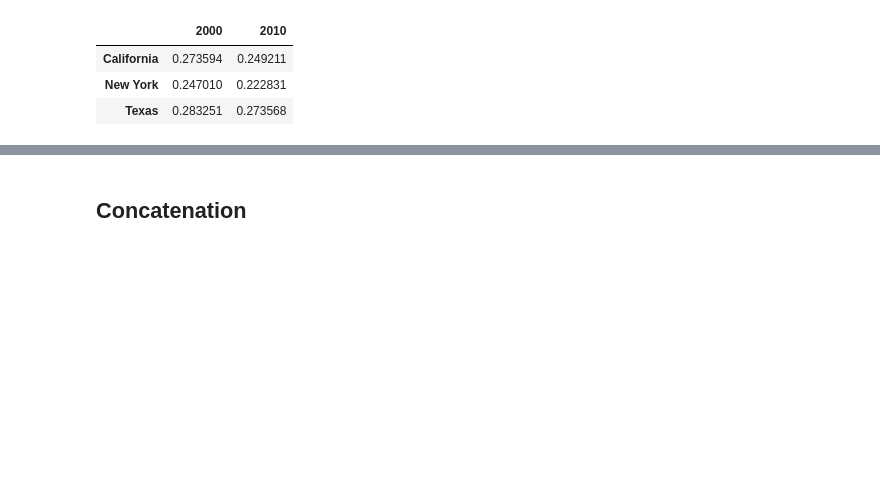
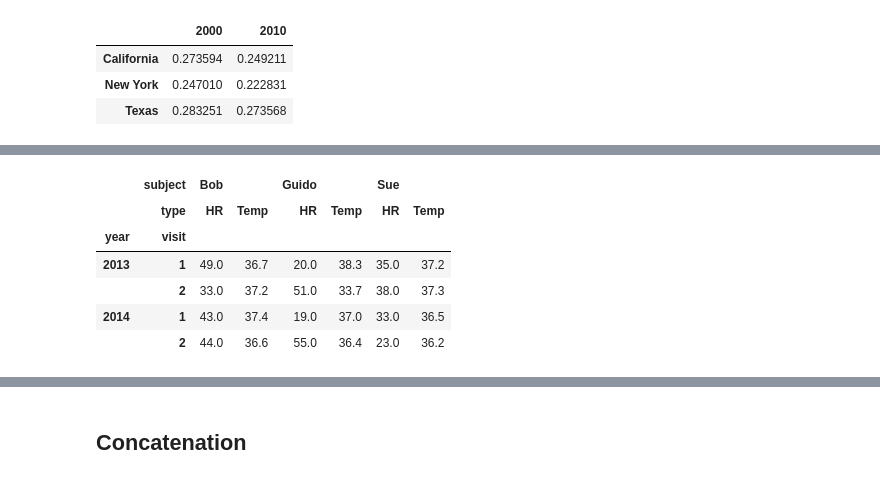
Before and after one commit to konstantinos-giannakopoulos/Python_Data_Science, a Jupyter notebook: Pandas_examples.ipynb, the cells around one changed output, grey strips where cells are left out. Saved outputs shown, nothing was run; the diff lists cells and outputs as text; code cells hidden in the pictures; blank space fills up the shorter version.

```diff
--- a/Pandas_examples.ipynb
+++ b/Pandas_examples.ipynb
@@ -807,0 +1055,10 @@ f_u18.unstack()
+# %%
+health_data
+# %% [output]
+|  | subject | Bob |  | Guido |  | Sue |  |
+|  | type | HR | Temp | HR | Temp | HR | Temp |
+| year | visit |  |  |  |  |  |  |
+| 2013 | 1 | 49.0 | 36.7 | 20.0 | 38.3 | 35.0 | 37.2 |
+|  | 2 | 33.0 | 37.2 | 51.0 | 33.7 | 38.0 | 37.3 |
+| 2014 | 1 | 43.0 | 37.4 | 19.0 | 37.0 | 33.0 | 36.5 |
+|  | 2 | 44.0 | 36.6 | 55.0 | 36.4 | 23.0 | 36.2 |
```
Also changed, not shown: parts of 26 cells of this notebook.
